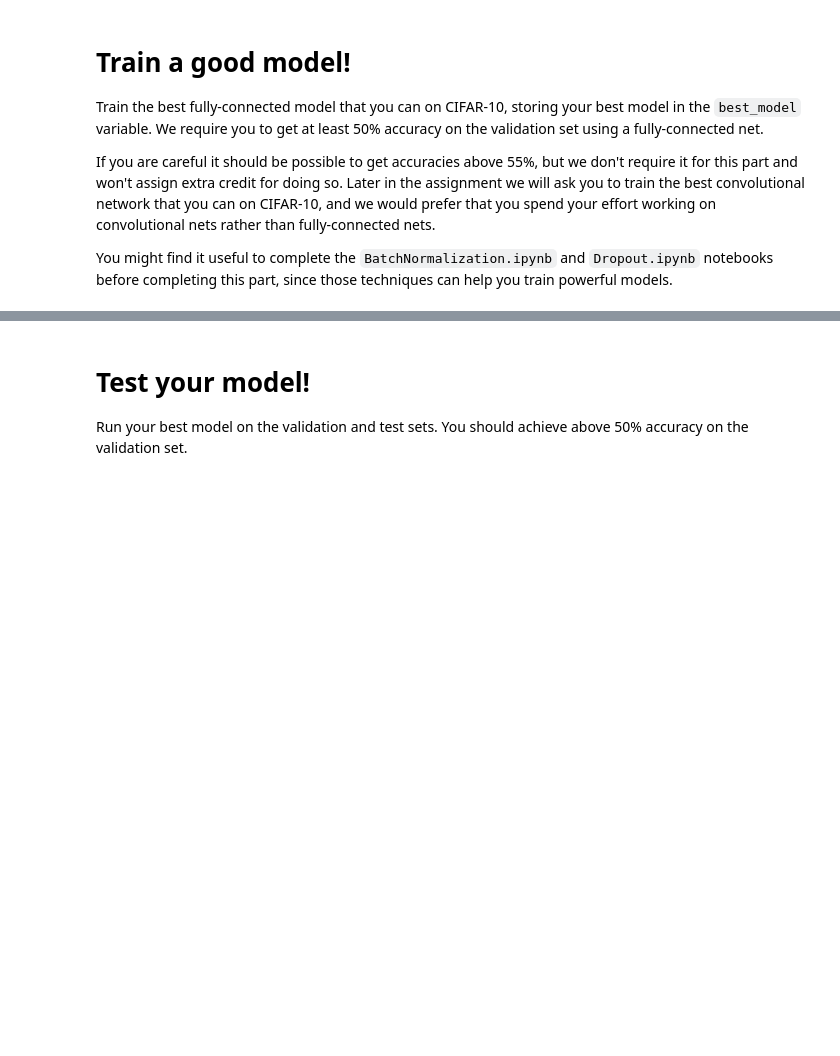
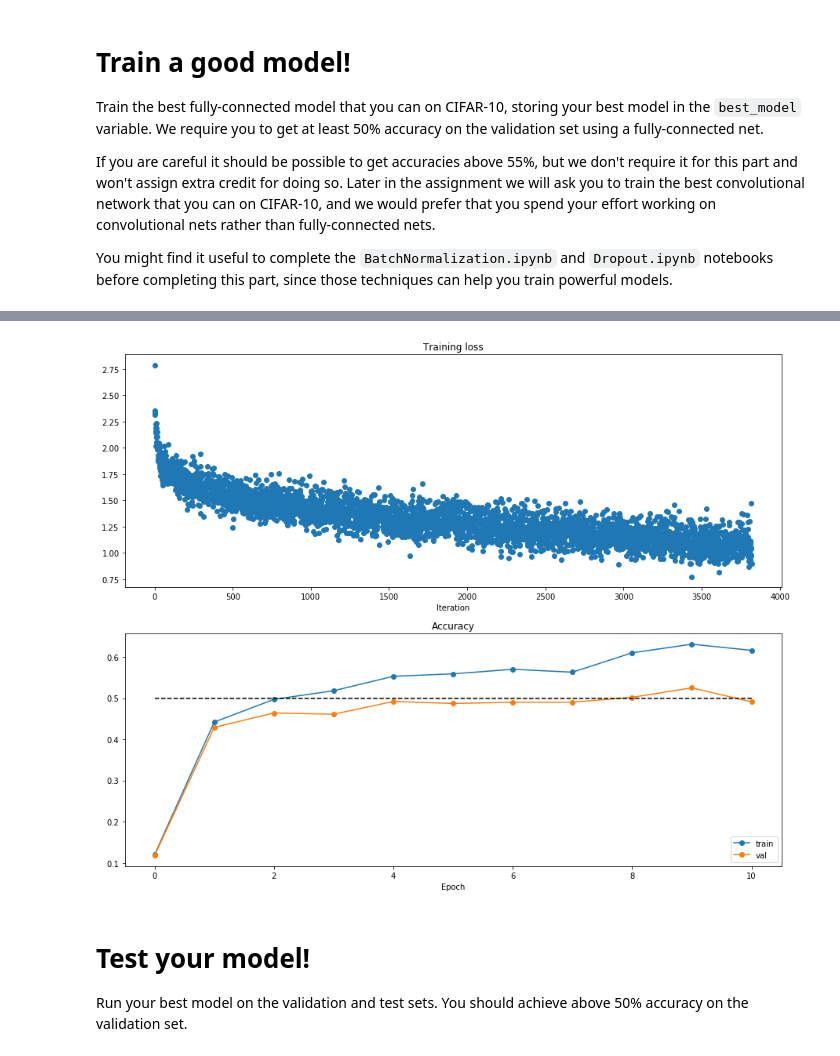
Before and after one commit to Tina-Husky/CS231n-assignments-2019, a Jupyter notebook: assignment2/FullyConnectedNets.ipynb, the cells around one changed output, grey strips where cells are left out. Saved outputs shown, nothing was run; the diff lists cells and outputs as text; code cells hidden in the pictures; blank space fills up the shorter version.

```diff
--- a/assignment2/FullyConnectedNets.ipynb
+++ b/assignment2/FullyConnectedNets.ipynb
@@ -810,7 +855,26 @@ best_model = None
 ################################################################################
 # *****START OF YOUR CODE (DO NOT DELETE/MODIFY THIS LINE)*****
 
-pass
+best_acc = 0
+# for weight_scale in [1e-5, 1e-4, 1e-3]:
+for weight_scale in [4e-2]:
+#     for learning_rate in [1e-5, 1e-4, 1e-3]:
+    for learning_rate in [1e-3]:
+#         for reg in [1e-5, 1e-4, 1e-3]:
+        for reg in [1e-4]:
+            model = FullyConnectedNet([100, 100, 100, 100], weight_scale=weight_scale,
+                                      dtype=np.float64, reg=reg)
+            solver = Solver(model, data, print_every=40000, num_epochs=10, batch_size=128,
+                           update_rule='adam', verbose=True,
+                           lr_decay=0.95,
+                           optim_config={
+                               'learning_rate': learning_rate,
+                           })
+            solver.train()
+            print('weight_scale: %f, learning_rate: %f, reg: %f, best_val_acc: %f' %(weight_scale, learning_rate, reg, solver.best_val_acc))
+            if(best_acc < solver.best_val_acc):
+                best_acc = solver.best_val_acc
+                best_model = model
 
 # *****END OF YOUR CODE (DO NOT DELETE/MODIFY THIS LINE)*****
 ################################################################################
@@ -819,3 +897,22 @@ pass
+# %%
+# Run this cell to visualize training loss and train / val accuracy
+
+plt.subplot(2, 1, 1)
+plt.title('Training loss')
+plt.plot(solver.loss_history, 'o')
+plt.xlabel('Iteration')
+
+plt.subplot(2, 1, 2)
+plt.title('Accuracy')
+plt.plot(solver.train_acc_history, '-o', label='train')
+plt.plot(solver.val_acc_history, '-o', label='val')
+plt.plot([0.5] * len(solver.val_acc_history), 'k--')
+plt.xlabel('Epoch')
+plt.legend(loc='lower right')
+plt.gcf().set_size_inches(15, 12)
+plt.show()
+# %% [output]
+[figure, added]
 # %% [markdown]
 # Test your model!
 Run your best model on the validation and test sets. You should achieve above 50% accuracy on the validation set.
```
Also changed, not shown: parts of 13 cells of this notebook, 9 other files.
